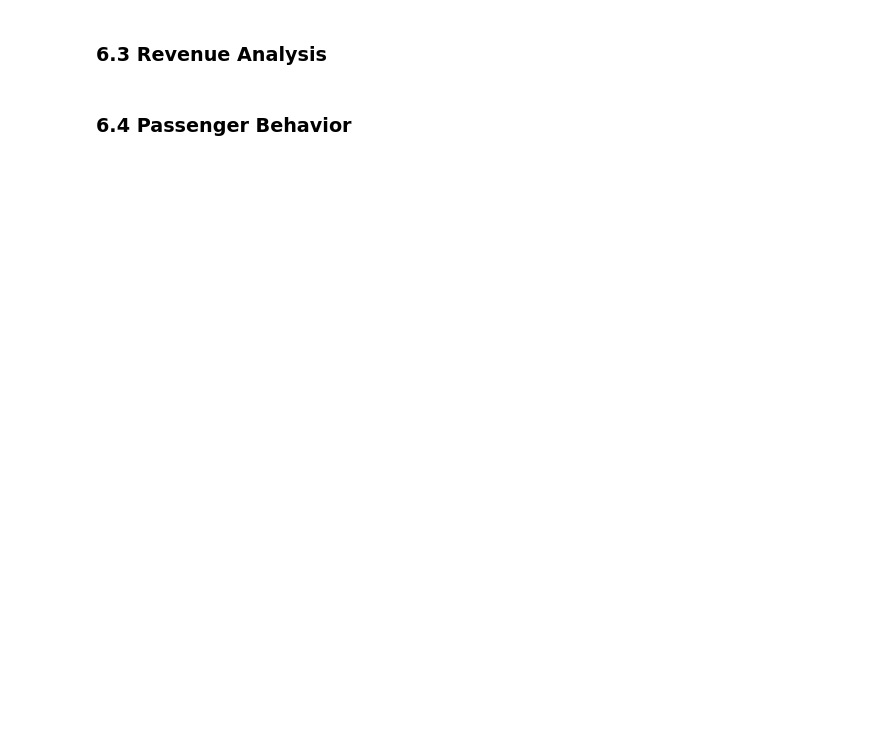
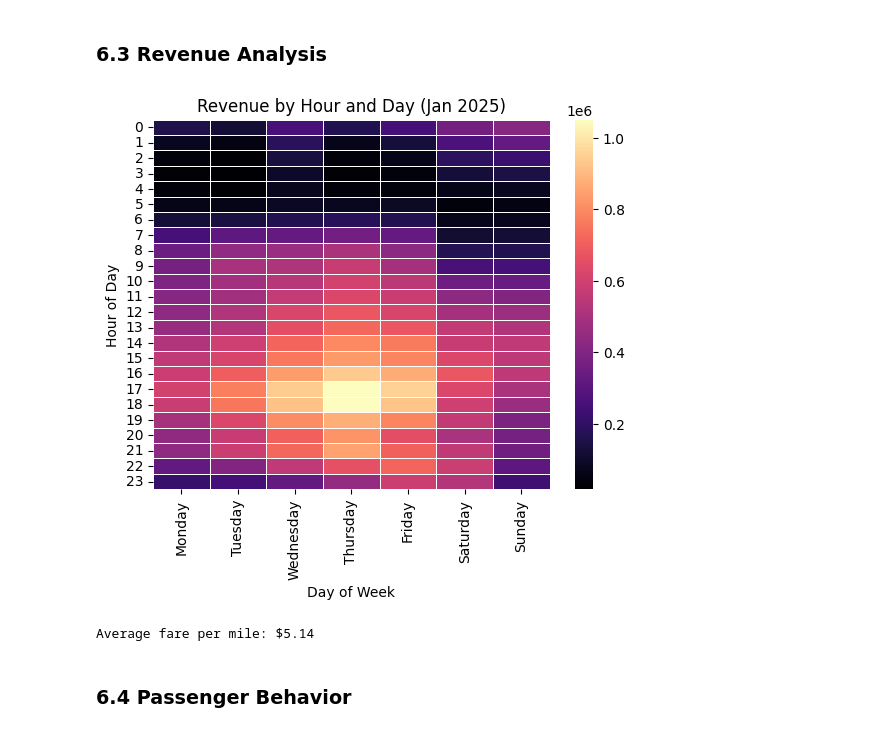
Before and after one commit to safoisgod/NYC-Yellow-Taxi-Trip, a Jupyter notebook: newanalysis.ipynb, the cells around one changed output. Cells and saved outputs as stored; diff of their text form; code cells hidden in the pictures; blank space fills up the shorter version.

```diff
--- a/newanalysis.ipynb
+++ b/newanalysis.ipynb
@@ -90,7 +283,18 @@ pivot_volume = df.pivot_table(index='hour_of_day', columns='day_of_week', values
 # %% [markdown]
 ### 6.3 Revenue Analysis
 # %%
-pivot_revenue = df.pivot_table(index='hour_of_day', columns='day_of_week', values='total_amount', aggfunc='sum')[day_order]sns.heatmap(pivot_revenue, cmap='magma', linewidths=0.5)plt.title('Revenue by Hour and Day (Jan 2025)')plt.xlabel('Day of Week')plt.ylabel('Hour of Day')plt.show()fare_per_mile = round(df['fare_amount'].sum() / df['trip_distance'].sum(), 2)print(f"Average fare per mile: ${fare_per_mile}")
+pivot_revenue = df.pivot_table(index='hour_of_day', columns='day_of_week', values='total_amount', aggfunc='sum')[day_order]
+sns.heatmap(pivot_revenue, cmap='magma', linewidths=0.5)
+plt.title('Revenue by Hour and Day (Jan 2025)')
+plt.xlabel('Day of Week')
+plt.ylabel('Hour of Day')
+plt.show()
+
+fare_per_mile = round(df['fare_amount'].sum() / df['trip_distance'].sum(), 2)
+print(f"Average fare per mile: ${fare_per_mile}")
+# %% [output]
+[figure, added]
+Average fare per mile: $5.14
 # %% [markdown]
 ### 6.4 Passenger Behavior
 # %%
```
Also changed, not shown: parts of 19 cells of this notebook.
